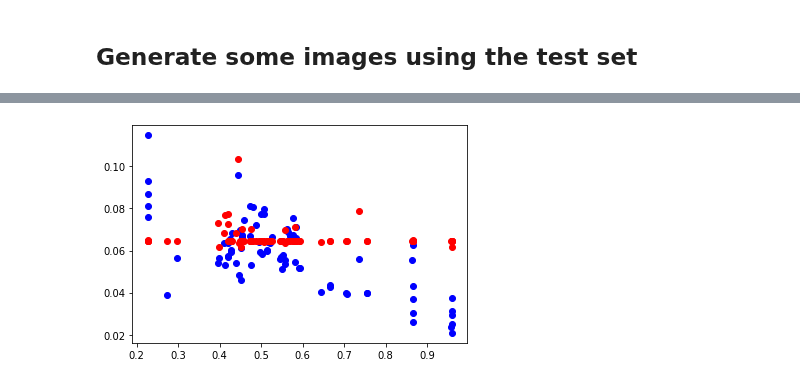
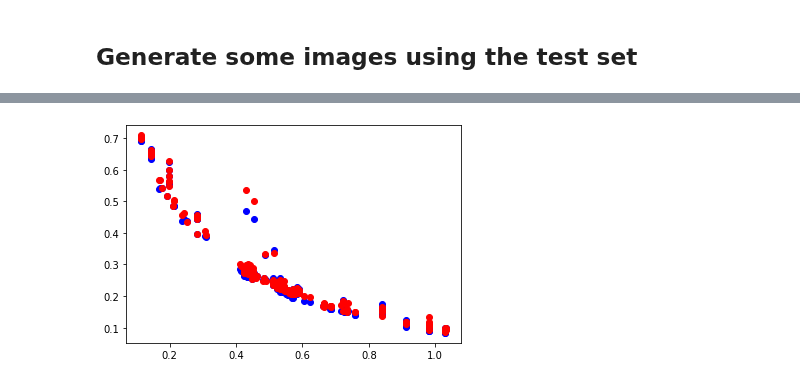
Before and after one commit to cbojechko/Image_Prediction, a Jupyter notebook: fit_fakeandphantom_twomodels.ipynb, the cells around one changed output, grey strips where cells are left out. Saved outputs shown, nothing was run; the diff lists cells and outputs as text; code cells hidden in the pictures.

```diff
--- a/fit_fakeandphantom_twomodels.ipynb
+++ b/fit_fakeandphantom_twomodels.ipynb
@@ -555,3 +558,5 @@ def upsample(filters, size, apply_dropout=False):
   result.add(tf.keras.layers.ReLU())
 
   return result
+# %%
+OUTPUT_CHANNELS = 1
@@ -1040,5 +1104,6 @@ stop
 # %%
-generator = GeneratorS2(kernel=32)
+generator = GeneratorP()
+#generator = GeneratorS2(kernel=32)
 #generator = GeneratorFixed()
 #generator = GeneratorExpSca()
 #generator = GeneratorLK()
@@ -1186,8 +1251,8 @@ checkpoint = tf.train.Checkpoint(generator_optimizer=generator_optimizer,
                                  generator=generator)
 # %%
 def generate_images(model, input, tar):
-  #prediction = model(input,training=True)
-  prediction = model(input,training=False)
+  prediction = model(input,training=True)
+  #prediction = model(input,training=False)
   plot_images(prediction, input, tar)
 # %%
 val_iterator = iter(valid_dataset)
@@ -1373,12 +1438,12 @@ coords = (yepid,xepid)
 #pymedphys = reload(pymedphys)
 #import pymedphys._utilities
 # %%
-example = next(iter(valid_dataset))
+example = next(iter(train_dataset))
 input = example[0]
 #print(tf.shape(cbct_input))
 tar = example[1]
-#prediction = generator(input, training=True)
-prediction = generator.predict(input)
+prediction = generator(input, training=True)
+#prediction = generator.predict(input)
 
 diff = tf.subtract(tar,prediction)
 diff = tf.squeeze(diff, axis=0)
@@ -1388,7 +1453,7 @@ tar = tf.squeeze(tar, axis=-1)
 rtimage = tar
 
 pdos = input[0,...,0].numpy()
-img = input[0,...,1].numpy()
+cbct = input[0,...,1].numpy()
 half = input[0,...,2].numpy()
 
 
@@ -1455,7 +1522,7 @@ caxcb = []
 caxrt = []
 caxpred = []
 caxhalf = []
-dataset = valid_dataset
+dataset = train_dataset
 
 all_ratios = np.zeros(len(list(dataset)))
 
@@ -1465,21 +1532,28 @@ for example in dataset:
   inp = tf.squeeze(tinp,axis=0)
   #slicen = 1
   pdos = tinp[0,...,0].numpy()
-  img = tinp[0,...,1].numpy()
+  cbct = tinp[0,...,1].numpy()
   half = tinp[0,...,2].numpy()
-  cbctcax = np.mean(img[126:130,126:130] )
+  cbctcax = np.mean(cbct[126:130,126:130] )
   pdoscax = np.mean(pdos[126:130,126:130] )
   halfcax = np.mean(half[126:130,126:130] )
-  prediction = generator.predict(tinp)
+  #prediction = generator.predict(tinp)
+  prediction = generator(tinp, training=True)
   #ttar = tf.squeeze(ttar, axis=0)
   #ttar = tf.squeeze(ttar, axis=-1)
   rtimage = ttar[0,...,0].numpy()
-  rtcax = np.mean(rtimage[126:130,126:130])
+
 
   #out = "cbctcax {} rtcax {}".format(cbctcax,rtcax/pdoscax)
   #print(out)
   prediction = tf.squeeze(prediction, axis=0)
   prediction = tf.squeeze(prediction, axis=-1)
+
+
+  rtimage = pdos*(1.0*np.exp(-4.0*cbct)+0.15*cbct-0.1*cbct*cbct) + rtimage
+  prediction = pdos*(1.0*np.exp(-4.0*cbct)+0.15*cbct-0.1*cbct*cbct) + prediction
+
+  rtcax = np.mean(rtimage[126:130,126:130])
   predcax = np.mean(prediction[126:130,126:130])
   caxcb = np.append(caxcb,cbctcax)
   caxrt = np.append(caxrt,rtcax/pdoscax)
@@ -1520,2 +1577,2 @@ plt.show()
-[figure, old version]
+[figure, new version]
 # %%
```
Also changed, not shown: parts of 22 cells of this notebook.
